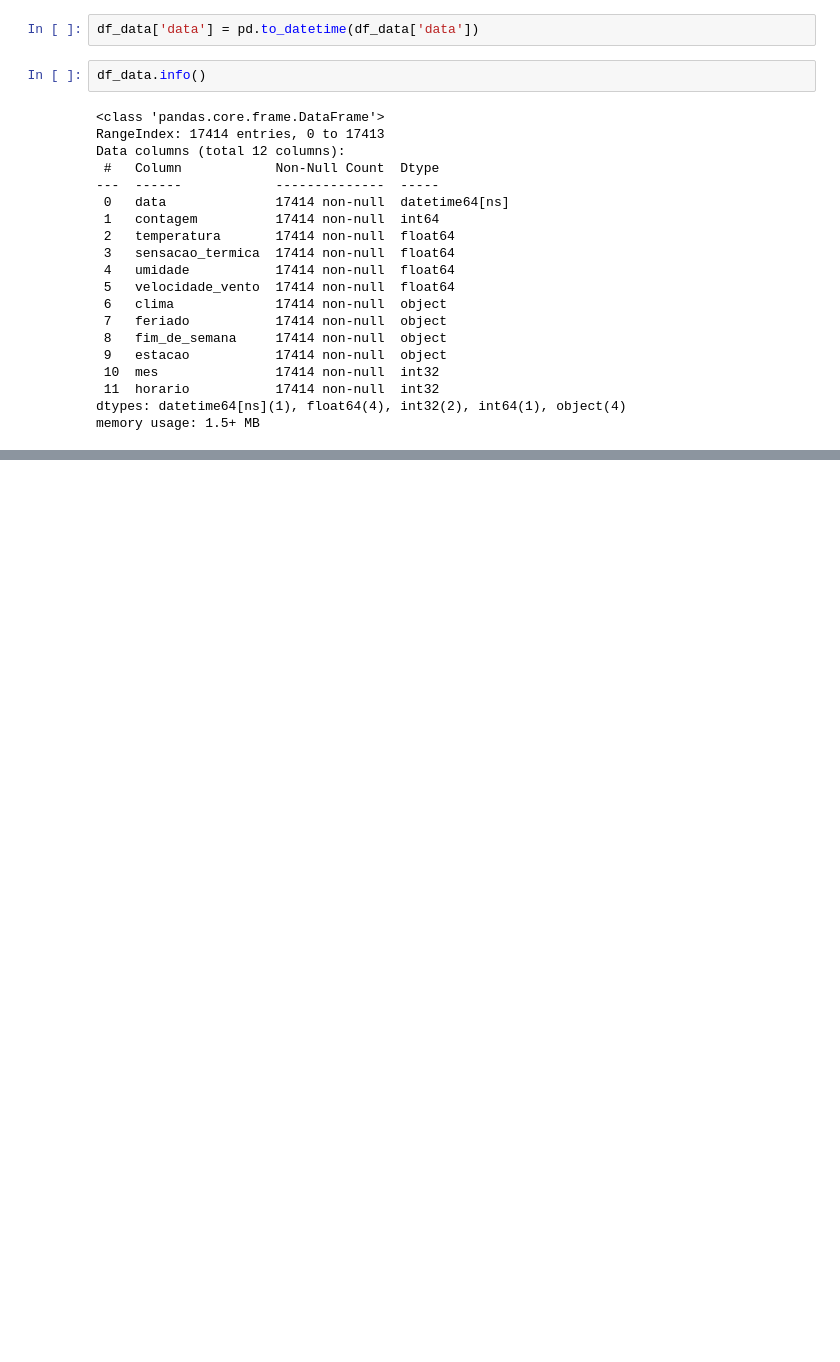
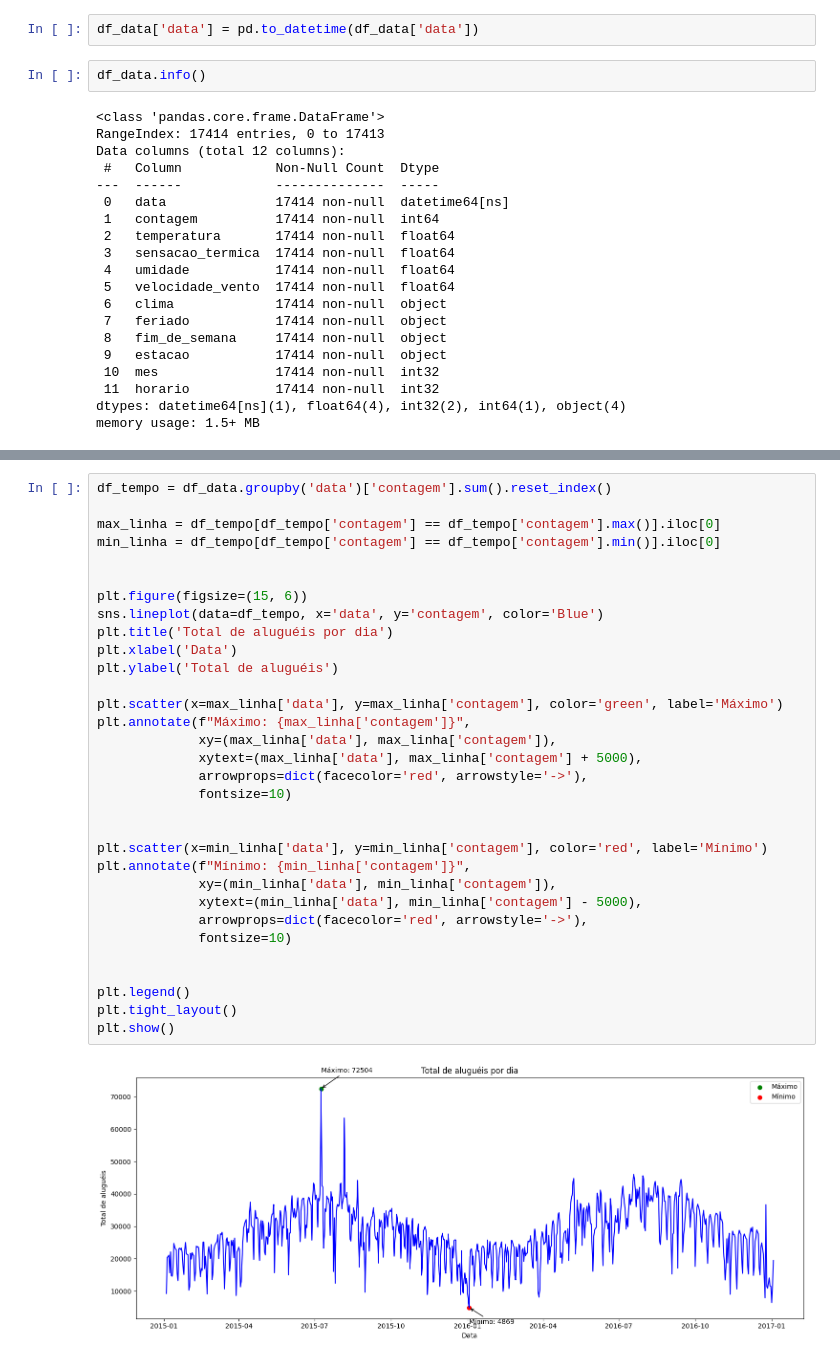
Before and after one commit to caioguimaraes18/ml-predicao-bicicletas, a Jupyter notebook: Notebooks/eda.ipynb, the cells around one changed output, grey strips where cells are left out. Cells and saved outputs as stored; diff of their text form; blank space fills up the shorter version.

```diff
--- a/Notebooks/eda.ipynb
+++ b/Notebooks/eda.ipynb
@@ -321,0 +371,34 @@ memory usage: 1.5+ MB
+# %%
+df_tempo = df_data.groupby('data')['contagem'].sum().reset_index()
+
+max_linha = df_tempo[df_tempo['contagem'] == df_tempo['contagem'].max()].iloc[0]
+min_linha = df_tempo[df_tempo['contagem'] == df_tempo['contagem'].min()].iloc[0]
+
+
+plt.figure(figsize=(15, 6))
+sns.lineplot(data=df_tempo, x='data', y='contagem', color='Blue')
+plt.title('Total de aluguéis por dia')
+plt.xlabel('Data')
+plt.ylabel('Total de aluguéis')
+
+plt.scatter(x=max_linha['data'], y=max_linha['contagem'], color='green', label='Máximo')
+plt.annotate(f"Máximo: {max_linha['contagem']}",
+             xy=(max_linha['data'], max_linha['contagem']),
+             xytext=(max_linha['data'], max_linha['contagem'] + 5000),
+             arrowprops=dict(facecolor='red', arrowstyle='->'),
+             fontsize=10)
+
+
+plt.scatter(x=min_linha['data'], y=min_linha['contagem'], color='red', label='Mínimo')
+plt.annotate(f"Mínimo: {min_linha['contagem']}",
+             xy=(min_linha['data'], min_linha['contagem']),
+             xytext=(min_linha['data'], min_linha['contagem'] - 5000),
+             arrowprops=dict(facecolor='red', arrowstyle='->'),
+             fontsize=10)
+
+
+plt.legend()
+plt.tight_layout()
+plt.show()
+# %% [output]
+[figure, added]
```
Also changed, not shown: parts of 6 cells of this notebook, 3 other files.
